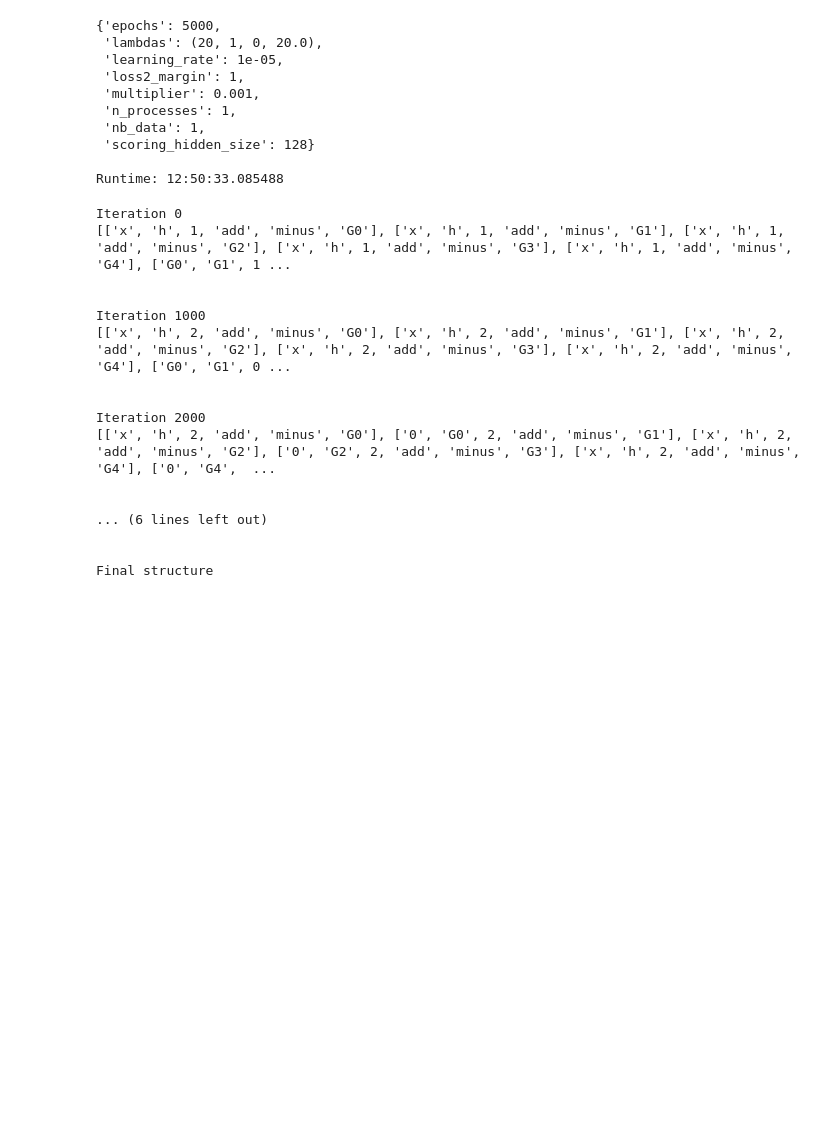
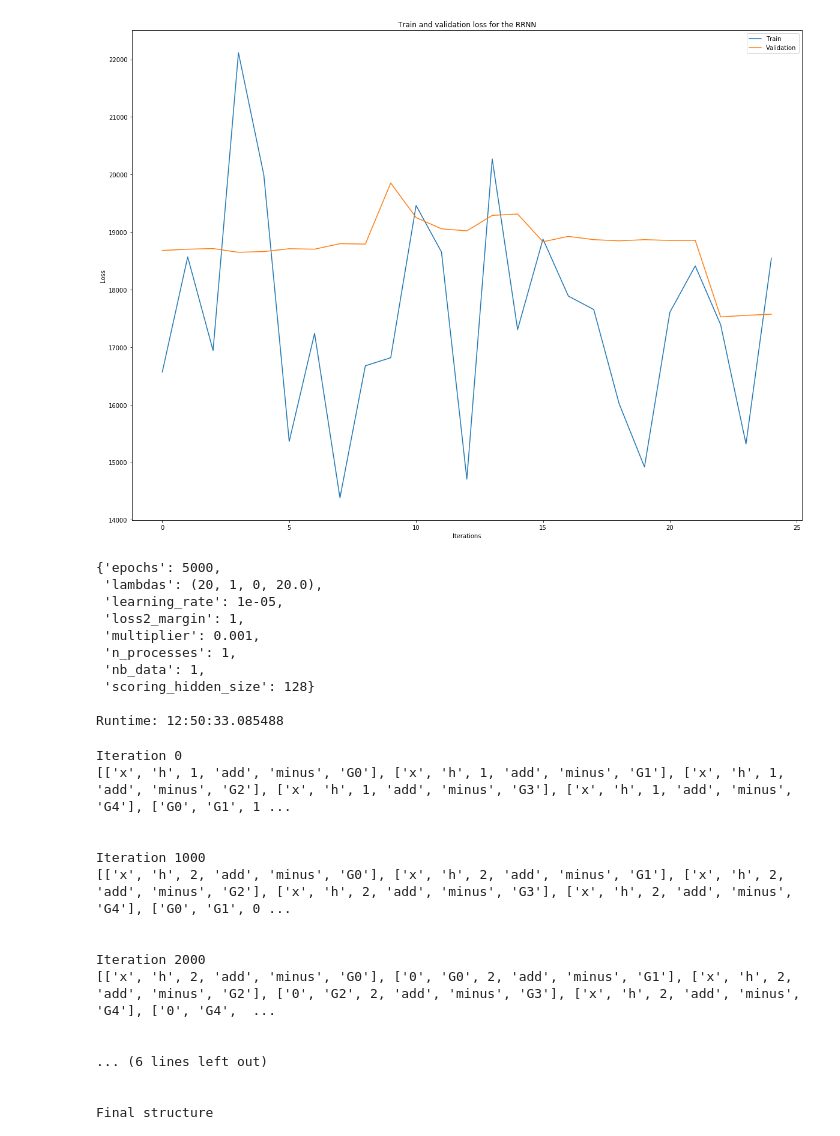
Before and after one commit to matthewkennedy5/RRNN, a Jupyter notebook: visualize-results.ipynb, the cells around one changed output. Cells and saved outputs as stored; diff of their text form; code cells hidden in the pictures; blank space fills up the shorter version.

```diff
--- a/visualize-results.ipynb
+++ b/visualize-results.ipynb
@@ -45,3 +45,26 @@ plt.show()
+# %%
+# Plot train and validation loss in the same figure
+
+# Get validation losses
+val = []
+with open(dirname + '/val_loss.txt', 'r') as f:
+    for iteration in f:
+        val.append([float(term) for term in iteration.split()])
+val = np.array(val)
+
+# Plot
+plt.figure(figsize=(20, 15))
+plt.plot(range(N_iters), np.sum(losses, axis=1), label='Train')
+plt.plot(range(N_iters), np.sum(val, axis=1), label='Validation')
+plt.legend(loc='upper right')
+plt.xlabel('Iterations')
+plt.ylabel('Loss')
+plt.title('Train and validation loss for the RRNN')
+plt.show()
+
+# Next do this for an actual GRU model.
+# %% [output]
+[figure, added]
 # %%
 # Display hyperparameters and run information
 
```
Also changed, not shown: parts of 1 cell of this notebook.
